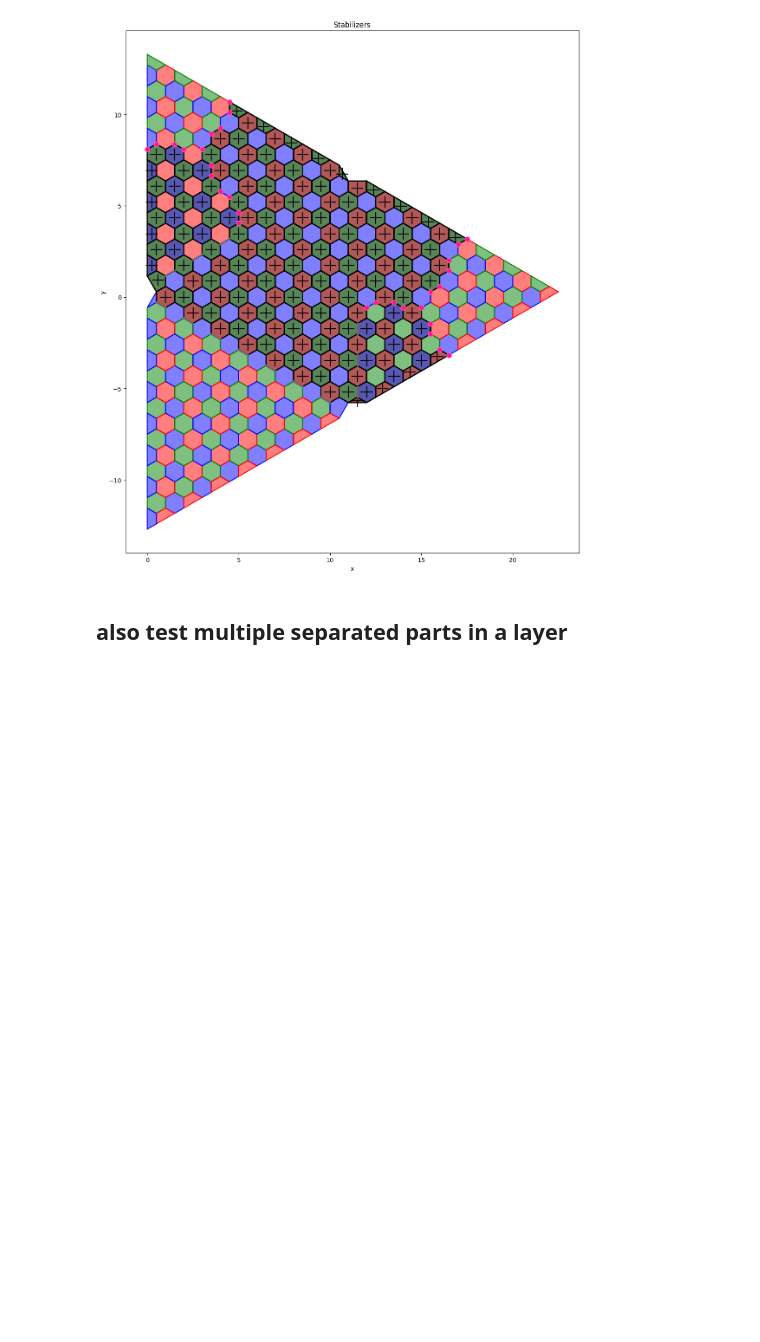
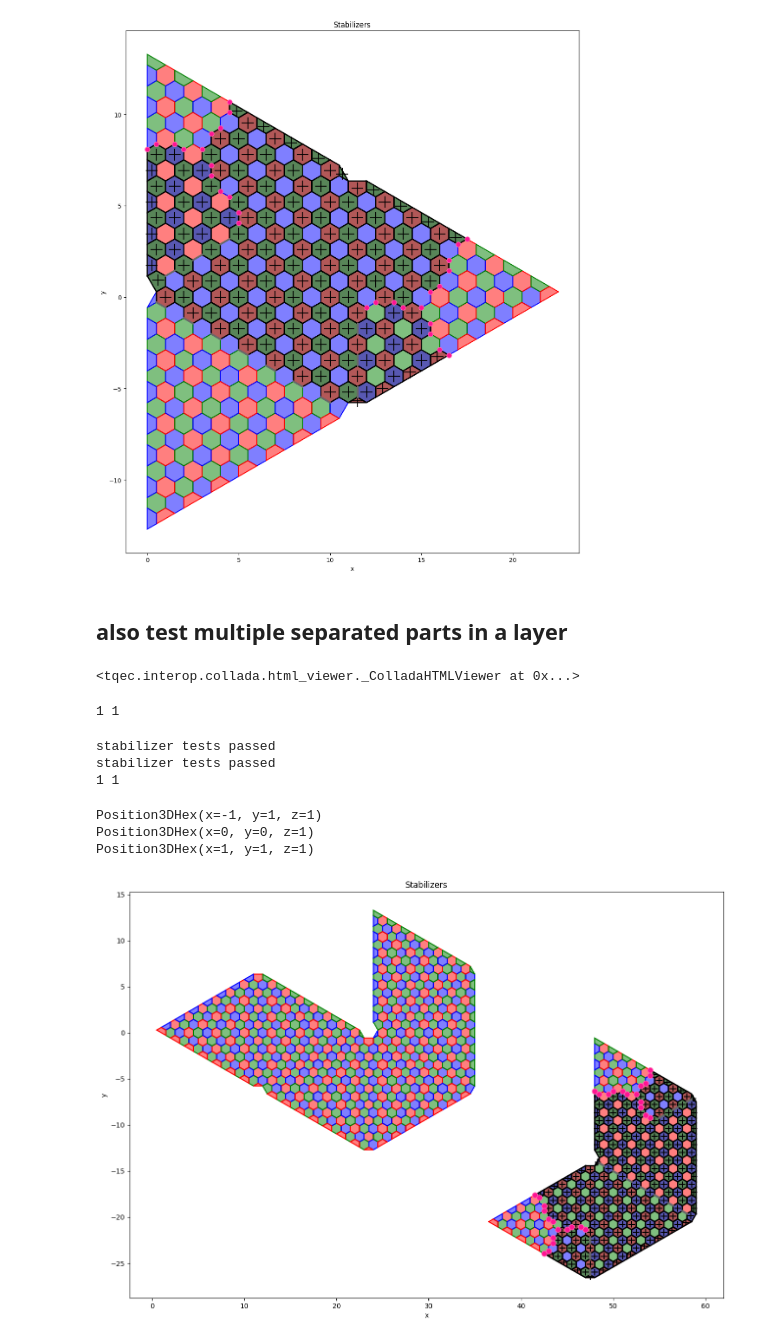
Before and after one commit to LSHerzog/tqec, a Jupyter notebook: temp-laura/stabilizer_product_test_260315.ipynb, the cells around one changed output. Saved outputs shown, nothing was run; the diff lists cells and outputs as text; code cells hidden in the pictures; blank space fills up the shorter version.

```diff
--- a/temp-laura/stabilizer_product_test_260315.ipynb
+++ b/temp-laura/stabilizer_product_test_260315.ipynb
@@ -241,8 +246,8 @@ print(len(star_ops_x), len(star_ops_z))
 # %% [output]
 1 0
 # %%
-assignment, all_paths, all_paths_stars, all_paths_stabilizer_product_x, all_paths_stabilizer_product_z = g.stabilizer_product_timeslice(z, d, dct_single_type_stabs, dct_patch_stabilizers, testing = True)
-print(len(all_paths_stabilizer_product_x), len(all_paths_stabilizer_product_z))
+result = g.stabilizer_product_timeslice(z, d, dct_single_type_stabs, dct_patch_stabilizers, testing = True)
+print(len(result.stabilizer_products_x), len(result.stabilizer_products_z))
 # %% [output]
 stabilizer tests passed
 stabilizer tests passed
@@ -255,5 +256,8 @@ stabilizer tests passed
 # %%
-all_paths_stabilizer_product = all_paths_stabilizer_product_z
+all_paths_stabilizer_product = result.stabilizer_products_z
+assignment = result.assignment
+all_paths_stars = result.stars_z
+all_paths = result.paths_z
 idx = 0
 for el in all_paths[idx]:
     print(el)
@@ -311,3 +315,36 @@ g.add_pipe(prisms[7][0], prisms[8][0], pipe_kind)
 
 pipe_kind = PrismPipeKind(hor = BasisPrism.X, ver = BasisPrism.Z)
 g.add_pipe(prisms[8][0], prisms[9][0], pipe_kind)
+# %%
+g.view_as_html()
+# %% [output]
+<tqec.interop.collada.html_viewer._ColladaHTMLViewer at 0x...>
+# %%
+z=0
+d=15
+stabs_x, stabs_z, _, dct_single_type_stabs, dct_patch_stabilizers= g.stabilizers_timeslice(z,d)
+# %%
+star_ops_x, star_ops_z = g.star_operator_timeslice(z, d)
+print(len(star_ops_x), len(star_ops_z))
+# %% [output]
+1 1
+# %%
+result = g.stabilizer_product_timeslice(z, d, dct_single_type_stabs, dct_patch_stabilizers, testing = True)
+print(len(result.stabilizer_products_x), len(result.stabilizer_products_z))
+# %% [output]
+stabilizer tests passed
+stabilizer tests passed
+1 1
+# %%
+all_paths_stabilizer_product = result.stabilizer_products_z
+assignment = result.assignment#
+all_paths_stars = result.stars_z
+idx = 0
+for el in all_paths[idx]:
+    print(el)
+plot_position_dict(size = (13,13), color_assignment=assignment, stabilizer_product = all_paths_stabilizer_product[idx], star_operators = all_paths_stars[idx], show_positions = False)
+# %% [output]
+Position3DHex(x=-1, y=1, z=1)
+Position3DHex(x=0, y=0, z=1)
+Position3DHex(x=1, y=1, z=1)
+[figure, added]
```
Also changed, not shown: parts of 4 cells of this notebook, 3 other files.
